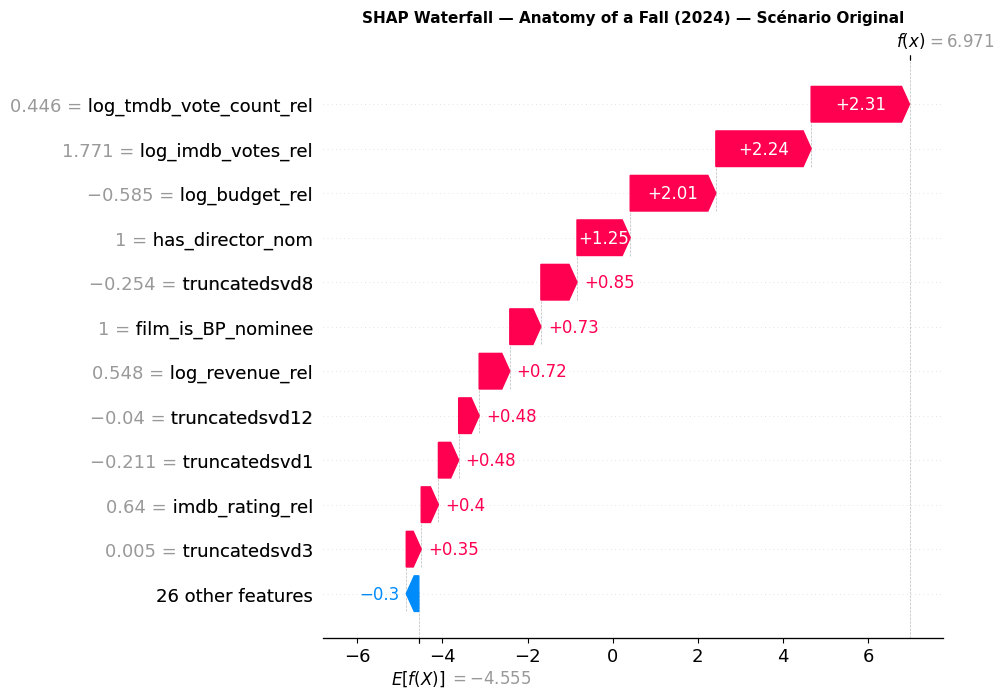
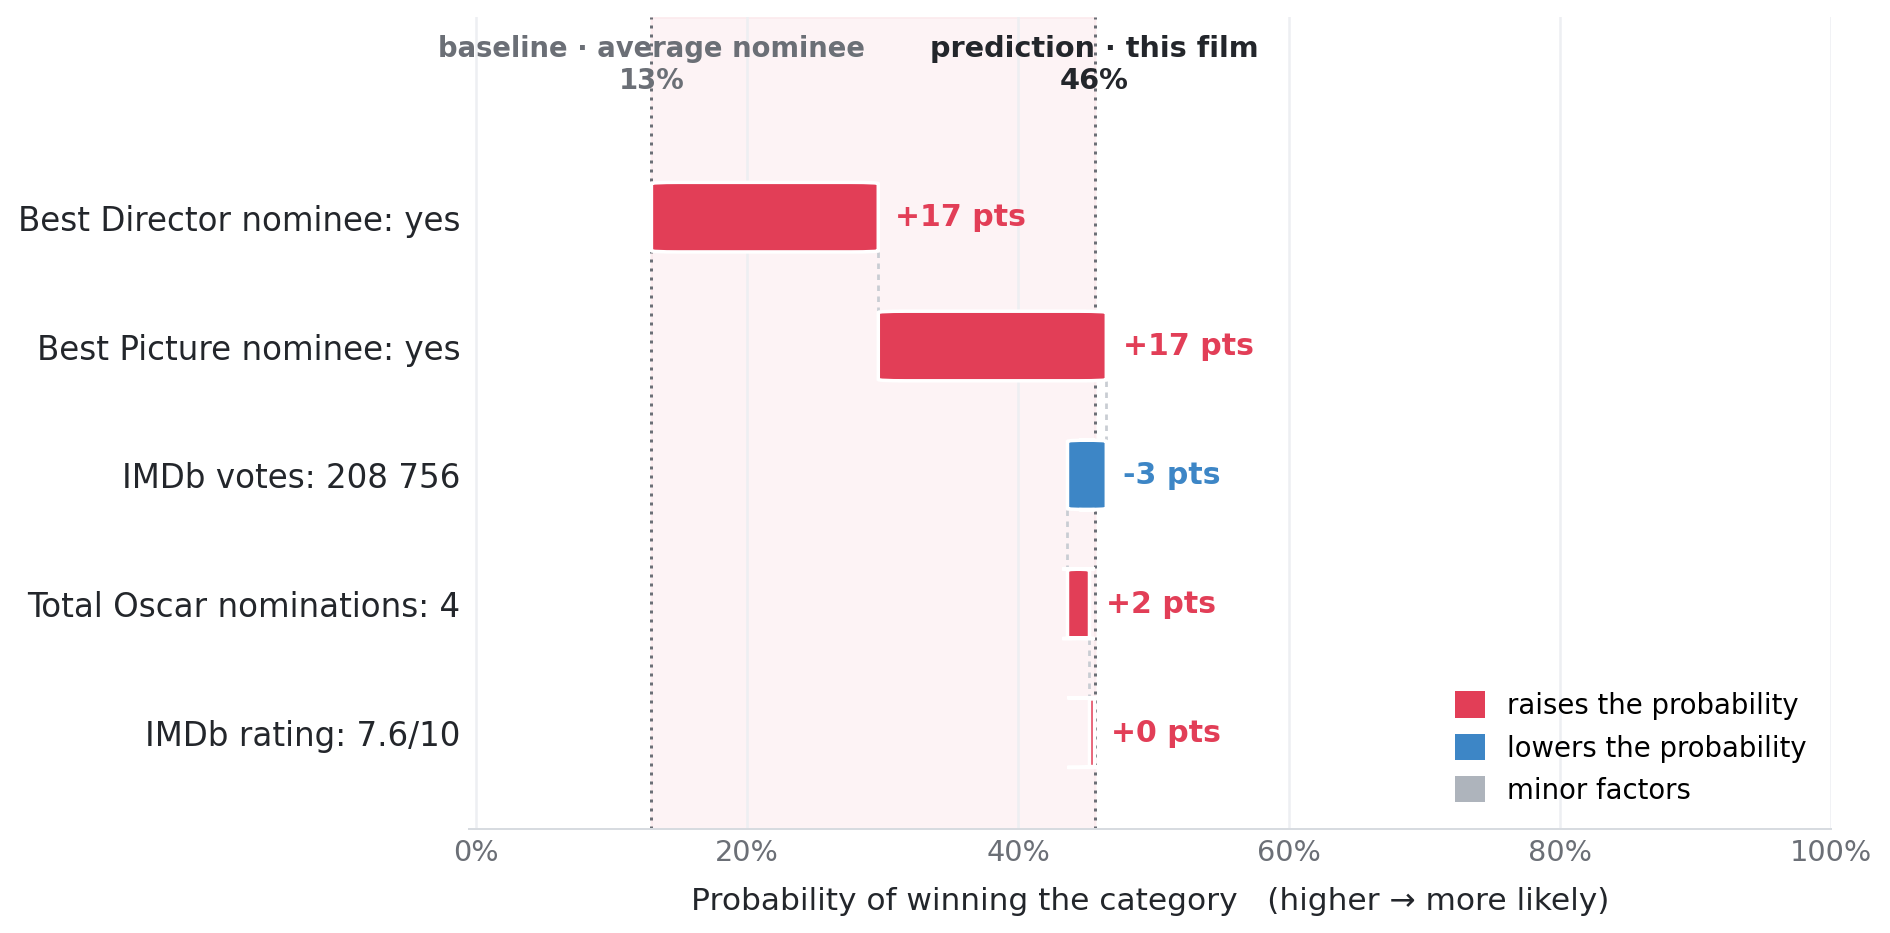
The notebook cell's code change between the first figure and the second:
--- before
+++ after
@@ -1,55 +1,13 @@
-import shap
+# === Explicabilite -- SHAP waterfall LISIBLE (non-technique) - etage 2 (gagnant) ===
+# Style : axe en probabilite, libelles clairs + vraies valeurs, escalier avec connecteurs ;
+# modele interpretable (regression logistique sur features explicables). cf make_shap_waterfalls.py
+import sys, os
+for _p in (os.getcwd(), os.path.abspath(os.path.join(os.getcwd(), '..'))):
+    if _p not in sys.path:
+        sys.path.insert(0, _p)
+from make_shap_waterfalls import winner_waterfall, FIG
+from IPython.display import Image, display
 
-CAT_SHAP = 'Best Writing (Original Screenplay)'
-X_sh, y_sh, g_sh, df_sh = build_X_for_category(CAT_SHAP)
-
-target_film = 'Anatomy of a Fall'
-target_year = 2024
-mask = (df_sh['film_title'].astype(str).str.contains('Anatomy', case=False, na=False)
-        & (df_sh['year'] == target_year))
-if not mask.any():
-    target_film, target_year = 'Everything Everywhere All at Once', 2023
-    mask = (df_sh['film_title'].astype(str).str.contains('Everything', case=False, na=False)
-            & (df_sh['year'] == target_year))
-target_label = df_sh[mask].index[0]
-print(f'Film cible : {df_sh.loc[target_label, "film_title"]} ({target_year}) — index {target_label}')
-
-# Train LightGBM sur l'ensemble du dataset
-pipe_sh = make_lightgbm(X_sh)
-pipe_sh.fit(X_sh, y_sh)
-prep_sh = pipe_sh[:-1]
-clf_sh  = pipe_sh.named_steps['clf']
-
-# Transform features (passe au TreeExplainer la matrice transformée, pas X brut)
-X_trans = prep_sh.transform(X_sh)
-feature_names_trans = [n.replace('num__', '').replace('text__', '')
-                        for n in prep_sh.get_feature_names_out()]
-
-explainer = shap.TreeExplainer(clf_sh)
-sv = explainer.shap_values(X_trans)
-if isinstance(sv, list):
-    shap_values = sv[1]
-    expected_value = explainer.expected_value[1] if hasattr(explainer.expected_value, '__len__') else explainer.expected_value
-else:
-    shap_values = sv
-    expected_value = explainer.expected_value
-
-idx = X_sh.index.get_loc(target_label)
-print(f"Prob prédite : {pipe_sh.predict_proba(X_sh.loc[[target_label]])[:,1][0]:.3f}")
-print(f"Base value (log-odds) : {expected_value:.3f}")
-
-plt.figure(figsize=(10, 6))
-shap.plots.waterfall(
-    shap.Explanation(
-        values=shap_values[idx],
-        base_values=expected_value,
-        data=X_trans[idx],
-        feature_names=feature_names_trans,
-    ),
-    show=False, max_display=12,
-)
-plt.title(f'SHAP Waterfall — {target_film} ({target_year}) — Scénario Original',
-          fontsize=11, fontweight='bold')
-plt.savefig(FIGURES_DIR / 'shap_waterfall_anatomy_of_a_fall.png',
-            dpi=300, bbox_inches='tight')
-plt.show()
+out = winner_waterfall('tt17009710', FIG / 'shap_waterfall_anatomy_of_a_fall.png')  # Anatomy of a Fall (2024)
+print('Saved:', out)
+display(Image(filename=str(FIG / 'shap_waterfall_anatomy_of_a_fall.png')))

Commit: Update : Model_experimentation